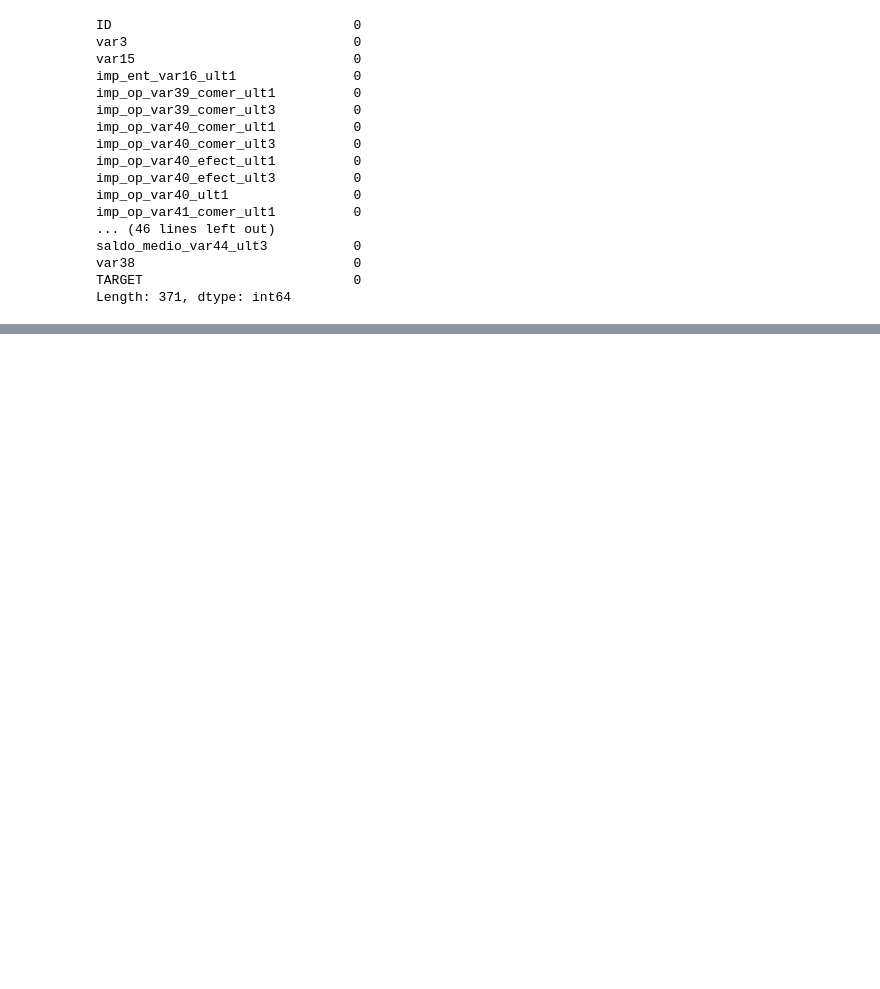
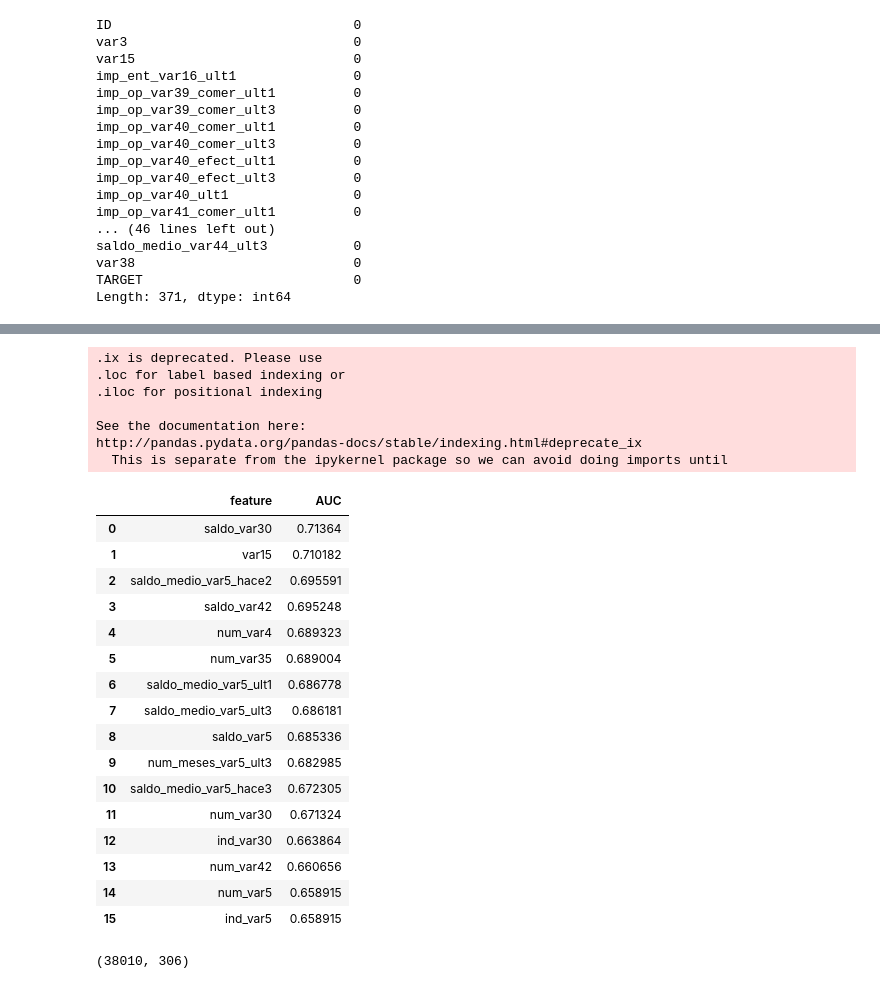
Before and after one commit to mohits1005/kaggleMLproblems, a Jupyter notebook: Customer Satisfaction.ipynb, the cells around one changed output, grey strips where cells are left out. Drawn from its saved outputs; the diff is of its cells as text; code cells hidden in the pictures; blank space fills up the shorter version.

```diff
--- a/Customer Satisfaction.ipynb
+++ b/Customer Satisfaction.ipynb
@@ -91,0 +131,3 @@ Length: 371, dtype: int64
+# %%
+trainLabels = trainDataFrame['TARGET']
+trainFeatures = trainDataFrame.drop(['ID','TARGET'], axis=1)
@@ -91,0 +138,20 @@ Length: 371, dtype: int64
+# %%
+X_train, X_valid, y_train, y_valid = cross_validation.train_test_split(trainFeatures, trainLabels,
+                                                                       test_size=0.5, random_state=1)
+# %%
+verySimpleLearner = ensemble.GradientBoostingClassifier(n_estimators=20, max_features=1, max_depth=3,
+                                                        min_samples_leaf=100, learning_rate=0.1,
+                                                        subsample=0.65, loss='deviance', random_state=1)
+# %%
+startTime = time.time()
+singleFeatureTable = pd.DataFrame(index=range(len(X_train.columns)), columns=['feature','AUC'])
+for k,feature in enumerate(X_train.columns):
+    trainInputFeature = X_train[feature].values.reshape(-1,1)
+    validInputFeature = X_valid[feature].values.reshape(-1,1)
+    verySimpleLearner.fit(trainInputFeature, y_train)
+
+    validAUC = auc(y_valid, verySimpleLearner.predict_proba(validInputFeature)[:,1])
+    singleFeatureTable.ix[k,'feature'] = feature
+    singleFeatureTable.ix[k,'AUC'] = validAUC
+
+print("finished evaluating single features. took %.2f minutes" %((time.time()-startTime)/60))
@@ -91,0 +167,29 @@ Length: 371, dtype: int64
+# %%
+singleFeatureTable = singleFeatureTable.sort_values(by='AUC', axis=0, ascending=False).reset_index(drop=True)
+
+singleFeatureTable.ix[:15,:]
+# %% [output]
+.ix is deprecated. Please use
+.loc for label based indexing or
+.iloc for positional indexing
+
+See the documentation here:
+http://pandas.pydata.org/pandas-docs/stable/indexing.html#deprecate_ix
+  This is separate from the ipykernel package so we can avoid doing imports until
+|  | feature | AUC |
+| 0 | saldo_var30 | 0.71364 |
+| 1 | var15 | 0.710182 |
+| 2 | saldo_medio_var5_hace2 | 0.695591 |
+| 3 | saldo_var42 | 0.695248 |
+| 4 | num_var4 | 0.689323 |
+| 5 | num_var35 | 0.689004 |
+| 6 | saldo_medio_var5_ult1 | 0.686778 |
+| 7 | saldo_medio_var5_ult3 | 0.686181 |
+| 8 | saldo_var5 | 0.685336 |
+| 9 | num_meses_var5_ult3 | 0.682985 |
+| 10 | saldo_medio_var5_hace3 | 0.672305 |
+| 11 | num_var30 | 0.671324 |
+| 12 | ind_var30 | 0.663864 |
+| 13 | num_var42 | 0.660656 |
+| 14 | num_var5 | 0.658915 |
+| 15 | ind_var5 | 0.658915 |
@@ -91,0 +200,6 @@ Length: 371, dtype: int64
+# %%
+X_train, X_valid, y_train, y_valid = cross_validation.train_test_split(trainFeatures, trainLabels,
+                                                                       test_size=0.5, random_state=1)
+print(X_train.shape)
+# %% [output]
+(38010, 306)
```
Also changed, not shown: parts of 20 cells of this notebook, 1 other file.
